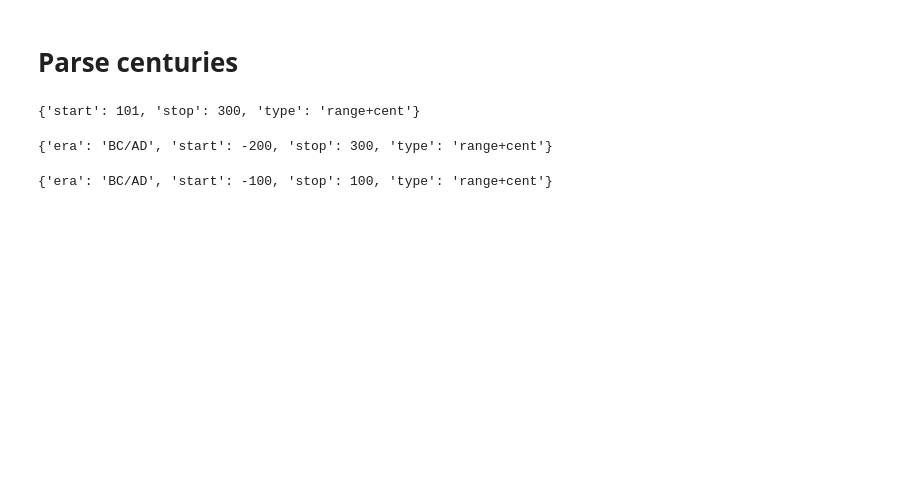
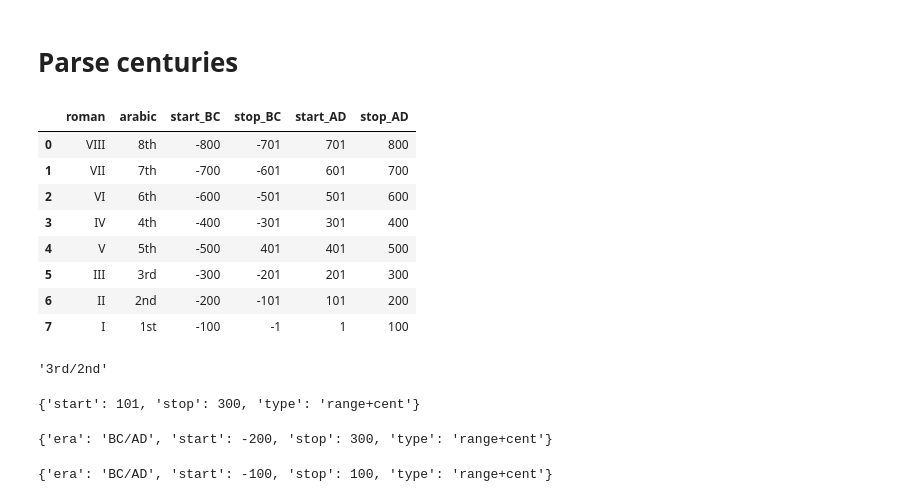
Before and after one commit to sdam-au/GI_ETL, a Jupyter notebook: scripts/1_3_EXTRACTING_DATES.ipynb, the cells around one changed output. Drawn from its saved outputs; the diff is of its cells as text; code cells hidden in the pictures; blank space fills up the shorter version.

Commit message:
improving parsing centuries, but still not functional

```diff
--- a/scripts/1_3_EXTRACTING_DATES.ipynb
+++ b/scripts/1_3_EXTRACTING_DATES.ipynb
@@ -531,3 +531,16 @@ PHI_by_500[PHI_by_500["raw_date"].str.contains("/")].head(5)
 | 24698 | /text/64501?location=915&patt=&bo... | ID | 2057 | Regions\nAegean Islands, incl. Cr... | ID\n2057 | Delos — 116/5 BC | {} | 6 | 1\n\n\n\n5\n | Διονύσιος\nΔιονυσίου\nΣφή<τ>τιος,... | ID.csv | ... |
 # %% [markdown]
 # Parse centuries
+# %%
+centuries = get_as_dataframe(PHI_overview.worksheet("centuries"))
+centuries
+# %% [output]
+|  | roman | arabic | start_BC | stop_BC | start_AD | stop_AD |
+| 0 | VIII | 8th | -800 | -701 | 701 | 800 |
+| 1 | VII | 7th | -700 | -601 | 601 | 700 |
+| 2 | VI | 6th | -600 | -501 | 501 | 600 |
+| 3 | IV | 4th | -400 | -301 | 301 | 400 |
+| 4 | V | 5th | -500 | 401 | 401 | 500 |
+| 5 | III | 3rd | -300 | -201 | 201 | 300 |
+| 6 | II | 2nd | -200 | -101 | 101 | 200 |
+| 7 | I | 1st | -100 | -1 | 1 | 100 |
@@ -577,6 +630,22 @@ def parse_centuries(datation, dating):
         return {"start" : centuries_mentioned[0][1], "stop" : centuries_mentioned[-1][2], "type" : "range+cent"} # use the first century for start date and last for stop date
     except:
       return {"type": "unknown"}
+# %%
+datation = "s. III/II"
+for number_pair in [("VIII", "8th"),
+                       ("VII", "7th"),
+                       ("VI", "6th"),
+                       ("IV", "4th"),
+                       ("V", "5th"),
+                       ("III", "3rd"),
+                       ("II", "2nd"),
+                       ("I", "1st")]:
+  match = re.search("(s\.\s|/)(" + number_pair[0] + ")($|\s|/)", datation)
+  if match:
+    datation = re.sub("(s\.\s|/)(" + number_pair[0] + ")", number_pair[1] + match.groups()[2], datation)
+datation
+# %% [output]
+'3rd/2nd'
 # %%
 # example 1
 parse_centuries("2nd/3rd c. AD", {"era": "AD"})
```
Also changed, not shown: parts of 8 cells of this notebook.
